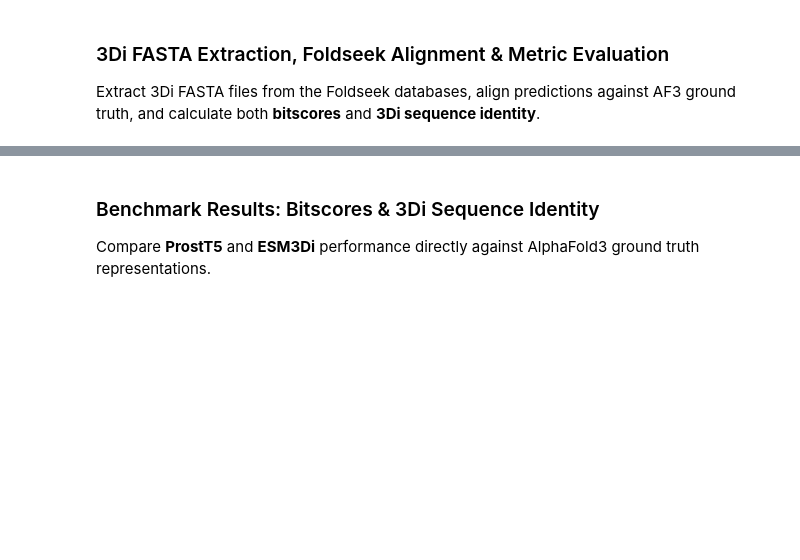
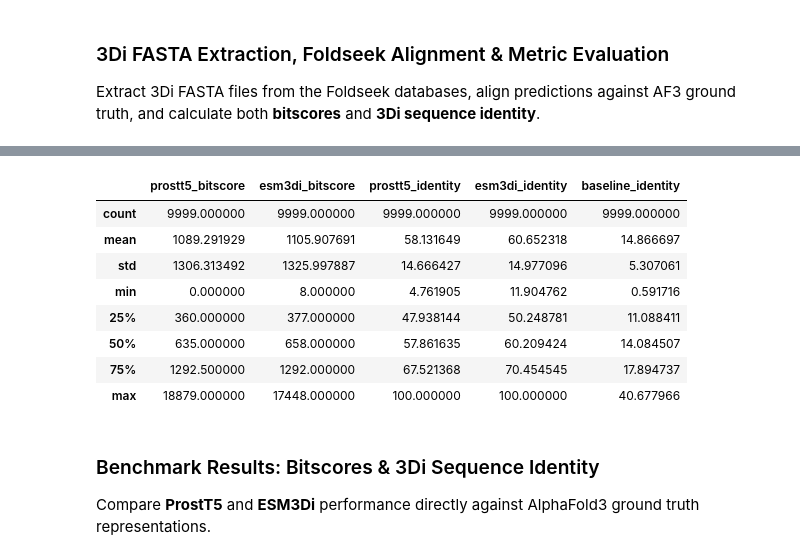
Before and after one commit to DessimozLab/ESM3di, a Jupyter notebook: brief_communication/benchmarks/quality/3di_alignment_new.ipynb, the cells around one changed output, grey strips where cells are left out. Drawn from its saved outputs; the diff is of its cells as text; code cells hidden in the pictures; blank space fills up the shorter version.

Commit message:
benchmark notebooks updated

```diff
--- a/brief_communication/benchmarks/quality/3di_alignment_new.ipynb
+++ b/brief_communication/benchmarks/quality/3di_alignment_new.ipynb
@@ -463,3 +553,15 @@ Benchmark dataset ready. Total sequences matched: 9999
+# %%
+df_benchmark.describe()
+# %% [output]
+|  | prostt5_bitscore | esm3di_bitscore | prostt5_identity | esm3di_identity | baseline_identity |
+| count | 9999.000000 | 9999.000000 | 9999.000000 | 9999.000000 | 9999.000000 |
+| mean | 1089.291929 | 1105.907691 | 58.131649 | 60.652318 | 14.866697 |
+| std | 1306.313492 | 1325.997887 | 14.666427 | 14.977096 | 5.307061 |
+| min | 0.000000 | 8.000000 | 4.761905 | 11.904762 | 0.591716 |
+| 25% | 360.000000 | 377.000000 | 47.938144 | 50.248781 | 11.088411 |
+| 50% | 635.000000 | 658.000000 | 57.861635 | 60.209424 | 14.084507 |
+| 75% | 1292.500000 | 1292.000000 | 67.521368 | 70.454545 | 17.894737 |
+| max | 18879.000000 | 17448.000000 | 100.000000 | 100.000000 | 40.677966 |
 # %% [markdown]
 ### Benchmark Results: Bitscores & 3Di Sequence Identity
 Compare **ProstT5** and **ESM3Di** performance directly against AlphaFold3 ground truth representations.
```
Also changed, not shown: parts of 18 cells of this notebook, 21 other files.
